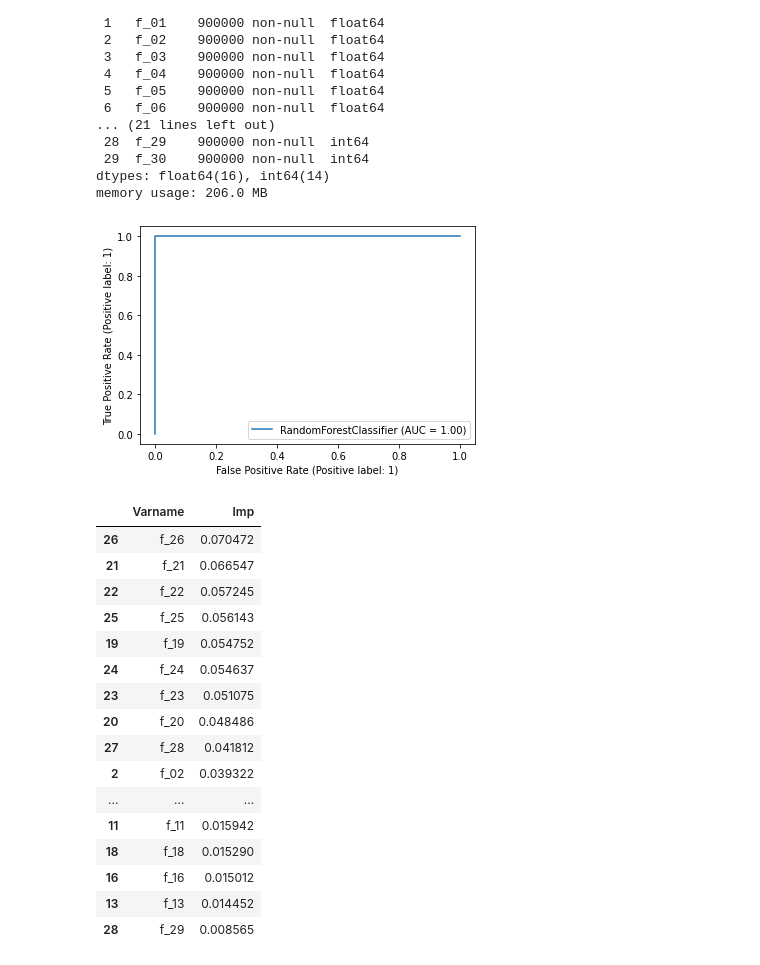
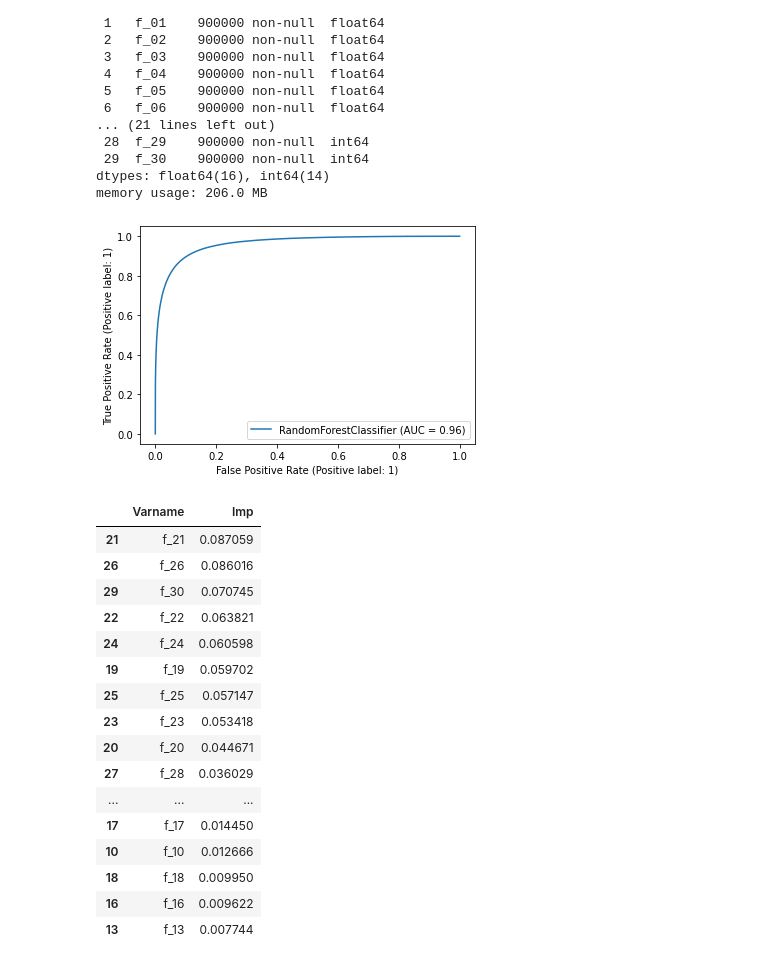
Before and after one commit to akanshakhandelwal/Kaggle, a Jupyter notebook: may-tableground-1.ipynb, the cells around one changed output. Cells and saved outputs as stored; diff of their text form; code cells hidden in the pictures.

Commit message:
Kaggle Notebook | May TableGround-1 | Version 8

```diff
--- a/may-tableground-1.ipynb
+++ b/may-tableground-1.ipynb
@@ -144,12 +144,12 @@ memory usage: 206.0 MB
 # %%
 from sklearn.ensemble import RandomForestClassifier
 from sklearn.metrics import plot_roc_curve
-rf = RandomForestClassifier(n_estimators=250,random_state=100, oob_score=True)
+rf = RandomForestClassifier(n_estimators=100,max_depth=18,random_state=100, oob_score=True)
 rf.fit(X_train, y_train)
 plot_roc_curve(rf, X_train, y_train)
 plt.show()
 # %% [output]
-[figure, old version]
+[figure, new version]
 # %%
 imp_df = pd.DataFrame({
     "Varname": X_train.columns,
@@ -159,22 +159,22 @@ imp_df = pd.DataFrame({
 imp_df.sort_values(by="Imp", ascending=False)
 # %% [output]
 |  | Varname | Imp |
-| 26 | f_26 | 0.070472 |
-| 21 | f_21 | 0.066547 |
-| 22 | f_22 | 0.057245 |
-| 25 | f_25 | 0.056143 |
-| 19 | f_19 | 0.054752 |
-| 24 | f_24 | 0.054637 |
-| 23 | f_23 | 0.051075 |
-| 20 | f_20 | 0.048486 |
-| 27 | f_28 | 0.041812 |
-| 2 | f_02 | 0.039322 |
+| 21 | f_21 | 0.087059 |
+| 26 | f_26 | 0.086016 |
+| 29 | f_30 | 0.070745 |
+| 22 | f_22 | 0.063821 |
+| 24 | f_24 | 0.060598 |
+| 19 | f_19 | 0.059702 |
+| 25 | f_25 | 0.057147 |
+| 23 | f_23 | 0.053418 |
+| 20 | f_20 | 0.044671 |
+| 27 | f_28 | 0.036029 |
 | ... | ... | ... |
-| 11 | f_11 | 0.015942 |
-| 18 | f_18 | 0.015290 |
-| 16 | f_16 | 0.015012 |
-| 13 | f_13 | 0.014452 |
-| 28 | f_29 | 0.008565 |
+| 17 | f_17 | 0.014450 |
+| 10 | f_10 | 0.012666 |
+| 18 | f_18 | 0.009950 |
+| 16 | f_16 | 0.009622 |
+| 13 | f_13 | 0.007744 |
 # %%
 y_pred = rf.predict_proba(X_test)
 predicted = (y_pred[:,1] >= 0.4).astype('int')
```
Also changed, not shown: parts of 3 cells of this notebook.
